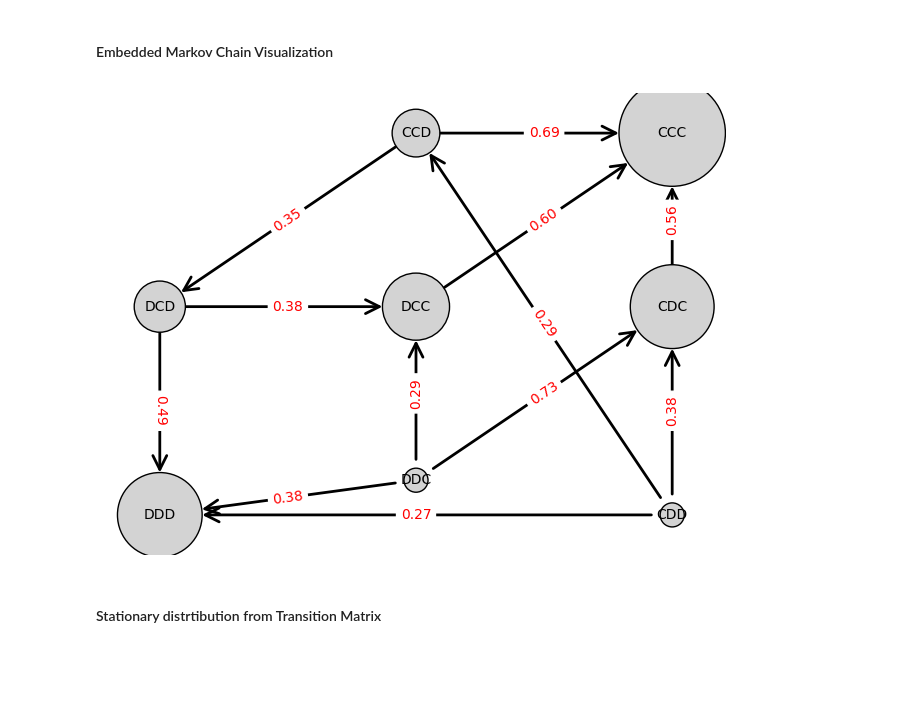
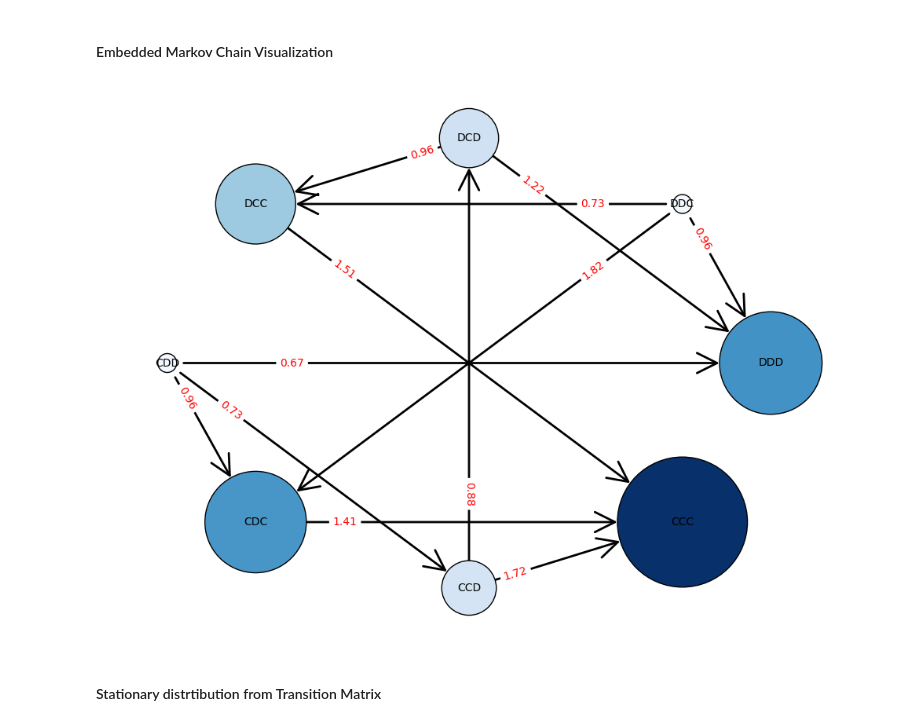
Before and after one commit to dalnakeb/Recommendation_Systems_Evolutionary_Dynamics, a Jupyter notebook: notebooks/rec_sys_evol_dyn.ipynb, the cells around one changed output. Drawn from its saved outputs; the diff is of its cells as text; code cells hidden in the pictures; blank space fills up the shorter version.

Commit message:
Plots corrections

```diff
--- a/notebooks/rec_sys_evol_dyn.ipynb
+++ b/notebooks/rec_sys_evol_dyn.ipynb
@@ -31,20 +48,0 @@ P3: UniqueCountsResult(values=array([0, 1]), counts=array([10,  1]))
-# %%
-paramss = [[0.15, 0.15, 0.4, 0.8, 0.2], [0.15, 0.15, 0.4, 0, 0.2], [0.2, 0.5, 0.6, 0, 0.3]]
-params = paramss[0]
-cs = params[0]
-ct = params[1]
-bs = params[2]
-br = params[3]
-alpha = params[4]
-
-payoff_matrix = {(0, 0, 0): [0, alpha, alpha],
-                 (0, 0, 1): [0, 0, 0],
-                 (0, 1, 0): [0, -ct, 0],
-                 (0, 1, 1): [0, alpha - ct, alpha],
-                 (1, 0, 0): [0, alpha, alpha],
-                 (1, 0, 1): [br - cs, 0, bs],
-                 (1, 1, 0): [-cs, bs - ct, 0],
-                 (1, 1, 1): [br - 2*cs, alpha + bs - ct, alpha + bs]}
-
-game.set_payoff_matrix(payoff_matrix)
-print(game.get_payoff_matrix())
@@ -177,4 +185,5 @@ game.visualize_stationary_dist(Ps_hist=Ps_hist[2], xlabel="Number of Cooperators
 # %%
-matrix = game.compute_trans_matrix(beta=0.08)
+matrix, states = game.compute_trans_matrix(beta=0.08)
 matrix.shape
+print(matrix)
 # %% [output]
@@ -182,10 +206,10 @@ matrix.shape
 # %% [markdown]
 #### Embedded Markov Chain Visualization
 # %%
-states = ["DDD", "DDC", "DCD", "DCC", "CDD", "CDC", "CCD", "CCC"]
-game.plot_transition_matrix(matrix, states=states, scale=40)
+actions_symbols = ["D", "C"]
+game.plot_transition_matrix(matrix, states=states, actions_symbols=actions_symbols, scale=100)
 # %% [output]
-[figure, old version]
+[figure, new version]
 # %% [markdown]
 #### Stationary distrtibution from Transition Matrix
 # %%
```
Also changed, not shown: parts of 53 cells of this notebook, 1 other file.
